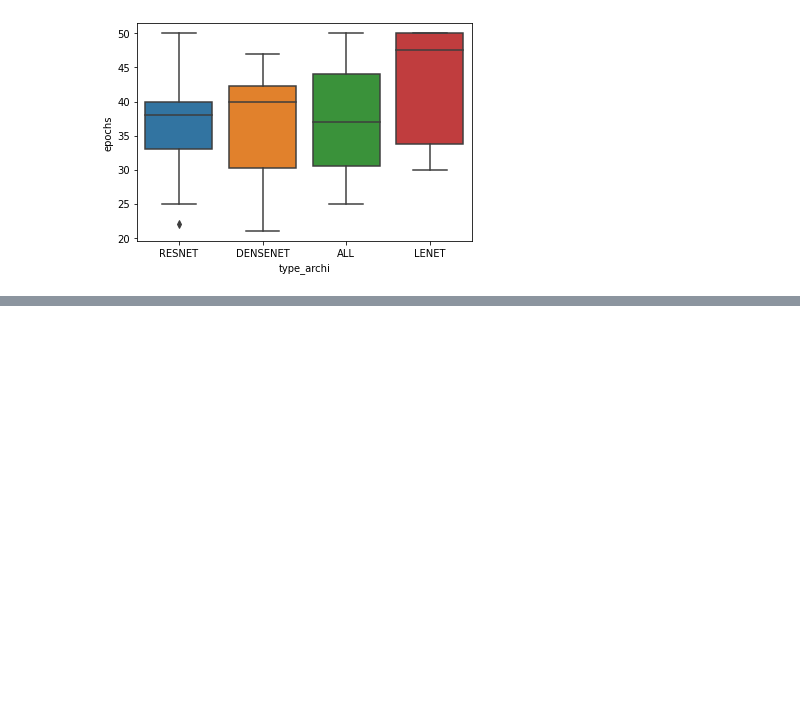
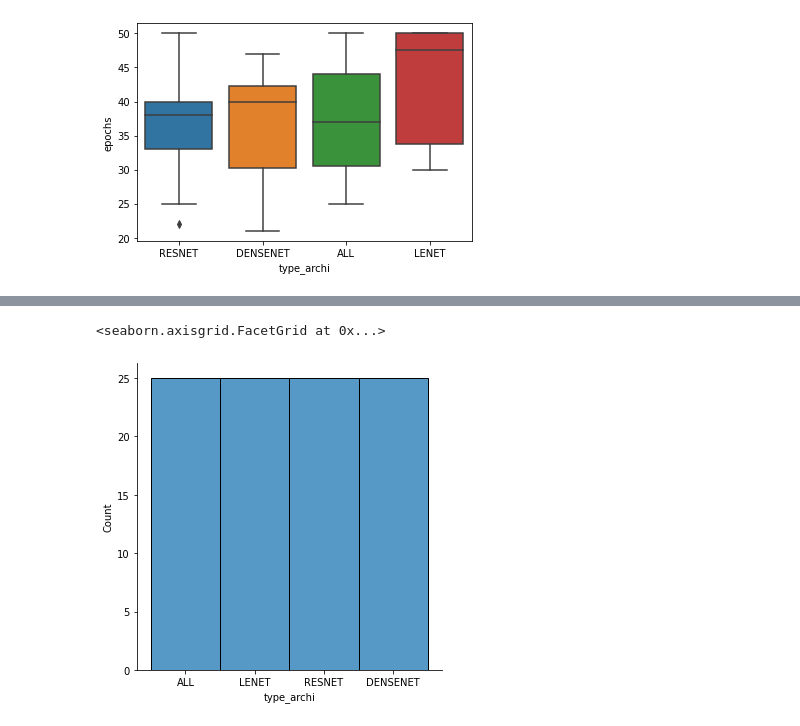
Before and after one commit to AntoineGr1/Memoire_code, a Jupyter notebook: Analyse_Architecture_v3.ipynb, the cells around one changed output, grey strips where cells are left out. Drawn from its saved outputs; the diff is of its cells as text; code cells hidden in the pictures; blank space fills up the shorter version.

```diff
--- a/Analyse_Architecture_v3.ipynb
+++ b/Analyse_Architecture_v3.ipynb
@@ -430,0 +518,4 @@ sns.boxplot(y='epochs', x='type_archi', data=test5)
+# %%
+test6 = data[130:230]
+# %%
+test6["Diff"] = test6['train_result_acc']-test6['test_result_acc']
@@ -430,0 +544,5 @@ sns.boxplot(y='epochs', x='type_archi', data=test5)
+# %%
+sns.displot(test6, x="type_archi")
+# %% [output]
+<seaborn.axisgrid.FacetGrid at 0x...>
+[figure, added]
```
Also changed, not shown: parts of 25 cells of this notebook, 8 other files.
